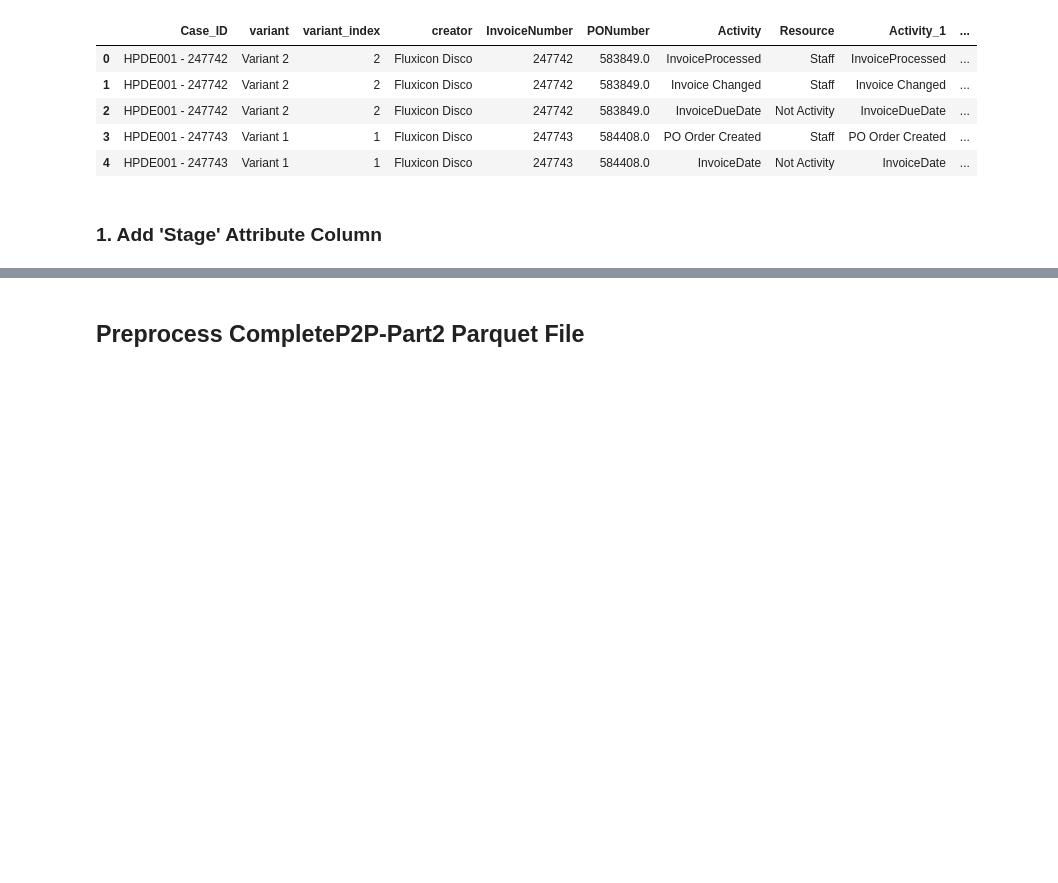
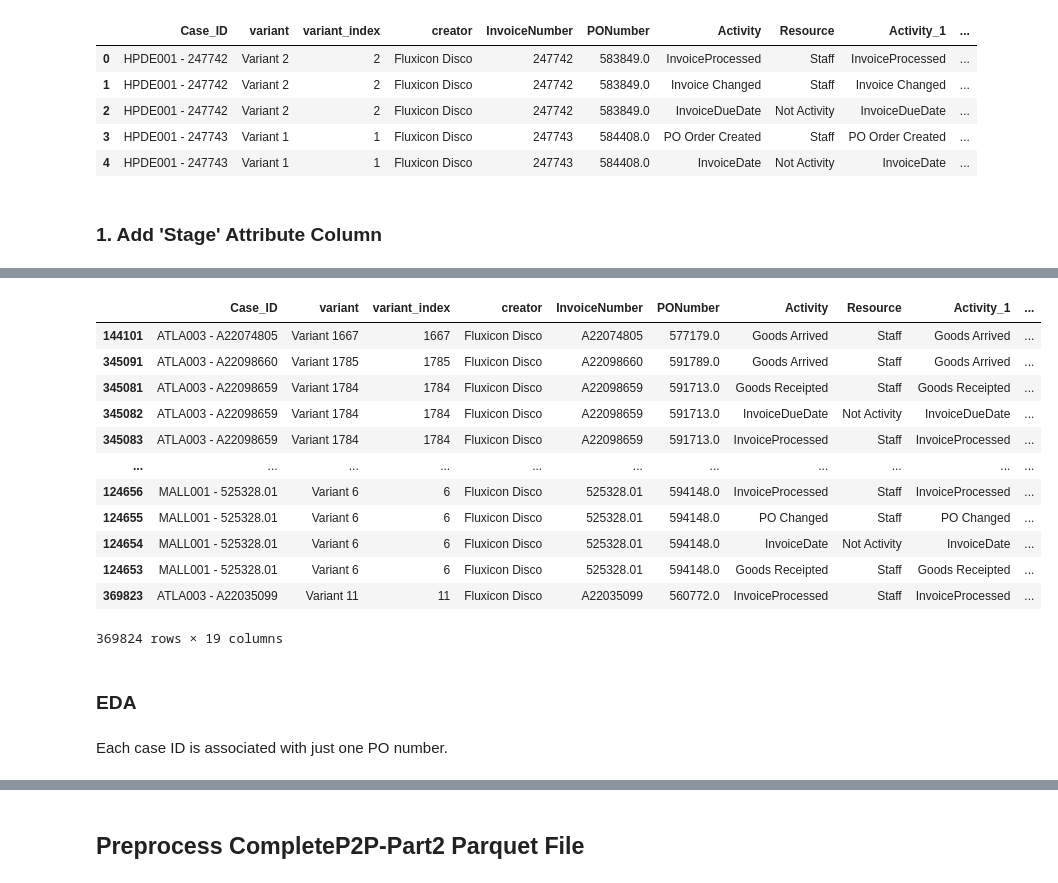
Before and after one commit to nadyaureliah/BPA-Preprocessing, a Jupyter notebook: Query.ipynb, the cells around one changed output, grey strips where cells are left out. Drawn from its saved outputs; the diff is of its cells as text; code cells hidden in the pictures; blank space fills up the shorter version.

```diff
--- a/Query.ipynb
+++ b/Query.ipynb
@@ -52,0 +65,20 @@ df.head(20)
+# %%
+df.sort_values(by='Site_Count', ascending=False)
+# %% [output]
+|  | Case_ID | variant | variant_index | creator | InvoiceNumber | PONumber | Activity | Resource | Activity_1 | ... |
+| 144101 | ATLA003 - A22074805 | Variant 1667 | 1667 | Fluxicon Disco | A22074805 | 577179.0 | Goods Arrived | Staff | Goods Arrived | ... |
+| 345091 | ATLA003 - A22098660 | Variant 1785 | 1785 | Fluxicon Disco | A22098660 | 591789.0 | Goods Arrived | Staff | Goods Arrived | ... |
+| 345081 | ATLA003 - A22098659 | Variant 1784 | 1784 | Fluxicon Disco | A22098659 | 591713.0 | Goods Receipted | Staff | Goods Receipted | ... |
+| 345082 | ATLA003 - A22098659 | Variant 1784 | 1784 | Fluxicon Disco | A22098659 | 591713.0 | InvoiceDueDate | Not Activity | InvoiceDueDate | ... |
+| 345083 | ATLA003 - A22098659 | Variant 1784 | 1784 | Fluxicon Disco | A22098659 | 591713.0 | InvoiceProcessed | Staff | InvoiceProcessed | ... |
+| ... | ... | ... | ... | ... | ... | ... | ... | ... | ... | ... |
+| 124656 | MALL001 - 525328.01 | Variant 6 | 6 | Fluxicon Disco | 525328.01 | 594148.0 | InvoiceProcessed | Staff | InvoiceProcessed | ... |
+| 124655 | MALL001 - 525328.01 | Variant 6 | 6 | Fluxicon Disco | 525328.01 | 594148.0 | PO Changed | Staff | PO Changed | ... |
+| 124654 | MALL001 - 525328.01 | Variant 6 | 6 | Fluxicon Disco | 525328.01 | 594148.0 | InvoiceDate | Not Activity | InvoiceDate | ... |
+| 124653 | MALL001 - 525328.01 | Variant 6 | 6 | Fluxicon Disco | 525328.01 | 594148.0 | Goods Receipted | Staff | Goods Receipted | ... |
+| 369823 | ATLA003 - A22035099 | Variant 11 | 11 | Fluxicon Disco | A22035099 | 560772.0 | InvoiceProcessed | Staff | InvoiceProcessed | ... |
+369824 rows × 19 columns
+# %% [markdown]
+### EDA
+# %% [markdown]
+Each case ID is associated with just one PO number.
```
Also changed, not shown: parts of 26 cells of this notebook, 4 other files.
